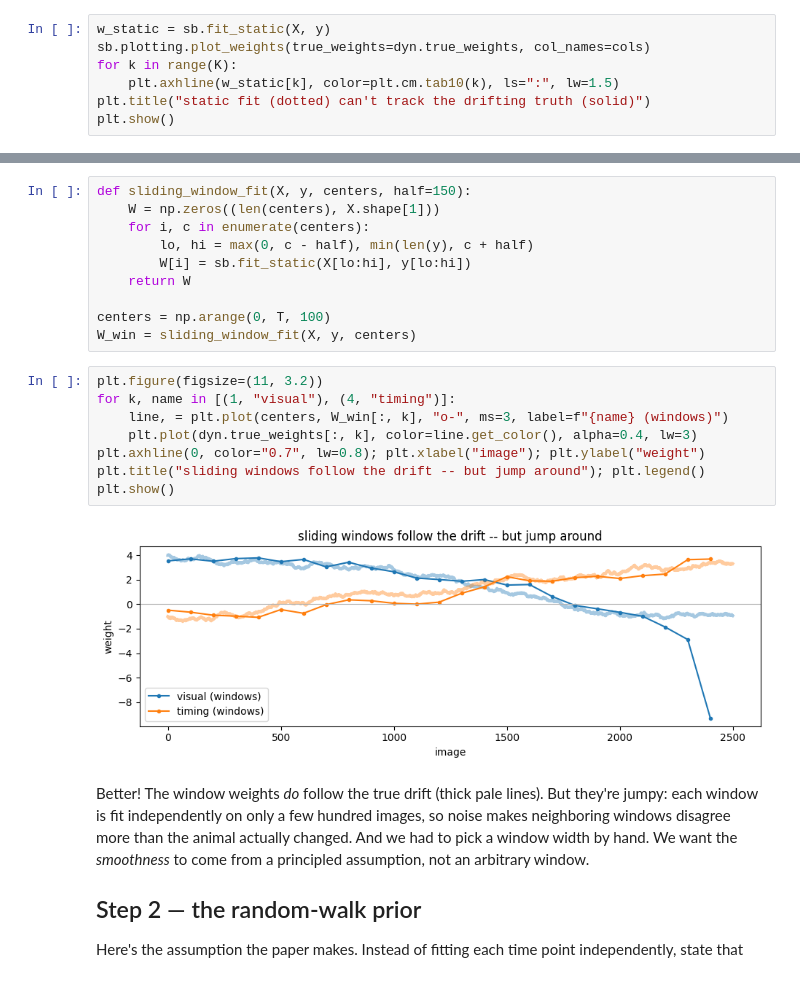
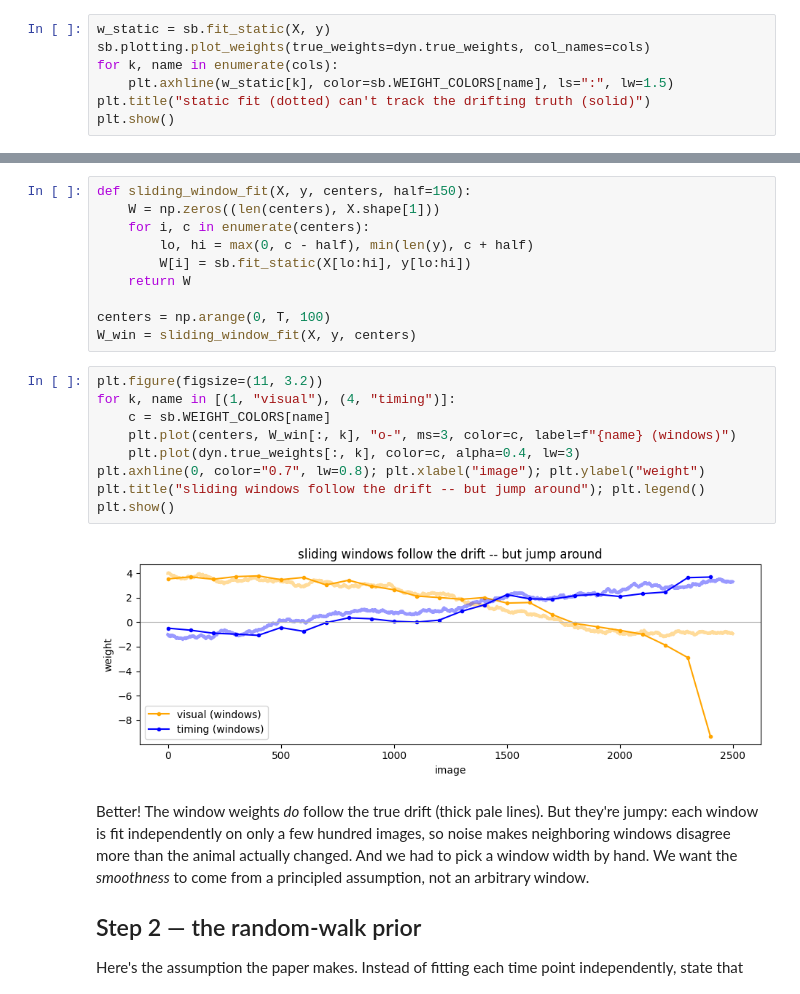
Before and after one commit to stootoon/swc-en-2026, a Jupyter notebook: behaviour/notebooks/07_dynamic_model_solutions.ipynb, the cells around one changed output, grey strips where cells are left out. Saved outputs shown, nothing was run; the diff lists cells and outputs as text.

```diff
--- a/behaviour/notebooks/07_dynamic_model_solutions.ipynb
+++ b/behaviour/notebooks/07_dynamic_model_solutions.ipynb
@@ -48,8 +48,8 @@ moving.
 # %%
 w_static = sb.fit_static(X, y)
 sb.plotting.plot_weights(true_weights=dyn.true_weights, col_names=cols)
-for k in range(K):
-    plt.axhline(w_static[k], color=plt.cm.tab10(k), ls=":", lw=1.5)
+for k, name in enumerate(cols):
+    plt.axhline(w_static[k], color=sb.WEIGHT_COLORS[name], ls=":", lw=1.5)
 plt.title("static fit (dotted) can't track the drifting truth (solid)")
 plt.show()
 # %% [output]
@@ -76,13 +76,14 @@ W_win = sliding_window_fit(X, y, centers)
 # %%
 plt.figure(figsize=(11, 3.2))
 for k, name in [(1, "visual"), (4, "timing")]:
-    line, = plt.plot(centers, W_win[:, k], "o-", ms=3, label=f"{name} (windows)")
-    plt.plot(dyn.true_weights[:, k], color=line.get_color(), alpha=0.4, lw=3)
+    c = sb.WEIGHT_COLORS[name]
+    plt.plot(centers, W_win[:, k], "o-", ms=3, color=c, label=f"{name} (windows)")
+    plt.plot(dyn.true_weights[:, k], color=c, alpha=0.4, lw=3)
 plt.axhline(0, color="0.7", lw=0.8); plt.xlabel("image"); plt.ylabel("weight")
 plt.title("sliding windows follow the drift -- but jump around"); plt.legend()
 plt.show()
 # %% [output]
-[figure, old version]
+[figure, new version]
 # %% [markdown]
 Better! The window weights *do* follow the true drift (thick pale lines). But
 they're jumpy: each window is fit independently on only a few hundred images, so
```
Also changed, not shown: parts of 3 cells of this notebook, 30 other files.
